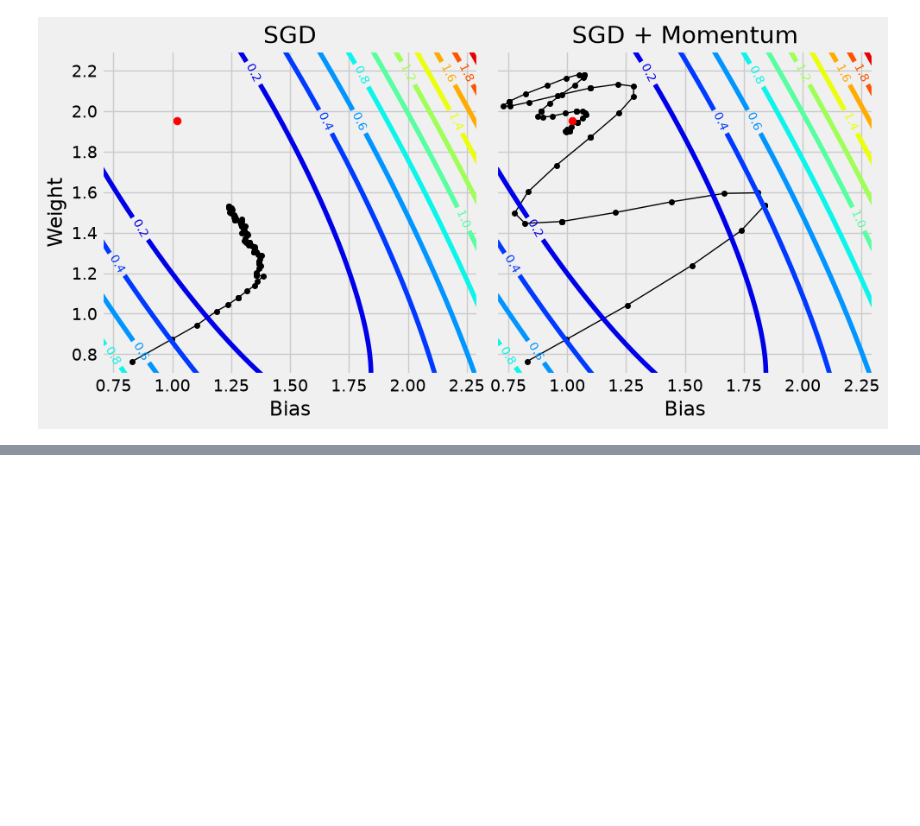
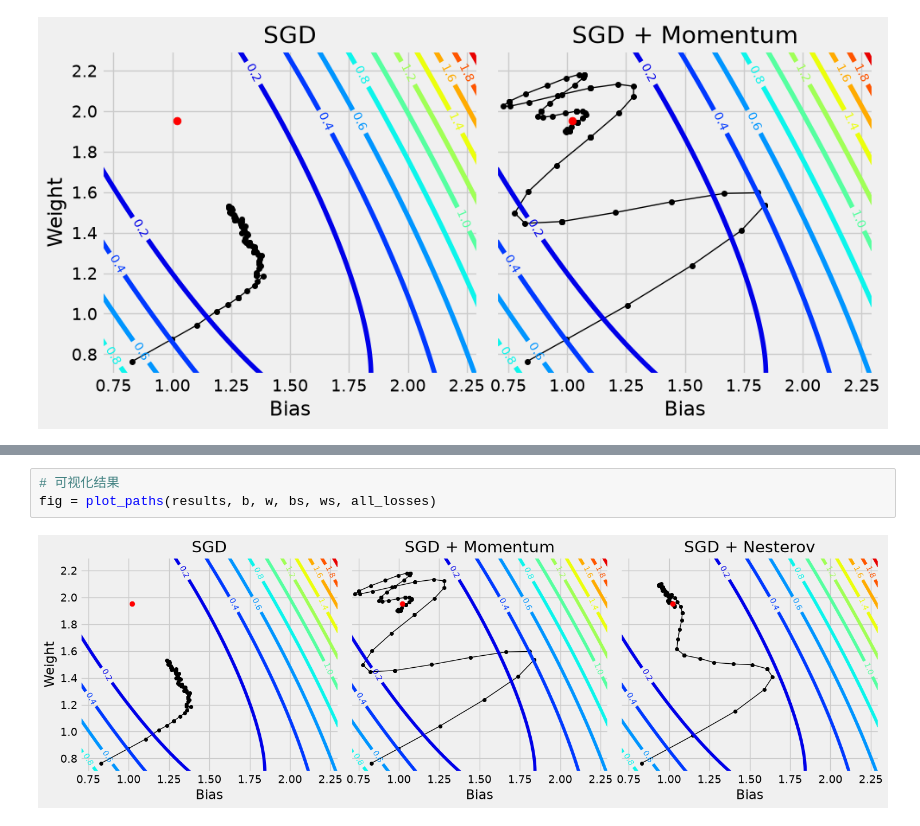
Before and after one commit to jhonprice/PyTorchStepByStep, a Jupyter notebook: runtest/ch06.ipynb, the cells around one changed output, grey strips where cells are left out. Saved outputs shown, nothing was run; the diff lists cells and outputs as text; blank space fills up the shorter version.

```diff
--- a/runtest/ch06.ipynb
+++ b/runtest/ch06.ipynb
@@ -1329,0 +1362,5 @@ fig = plot_paths(results, b, w, bs, ws, all_losses)
+# %%
+# 可视化结果
+fig = plot_paths(results, b, w, bs, ws, all_losses)
+# %% [output]
+[figure, added]
```
Also changed, not shown: parts of 38 cells of this notebook.
